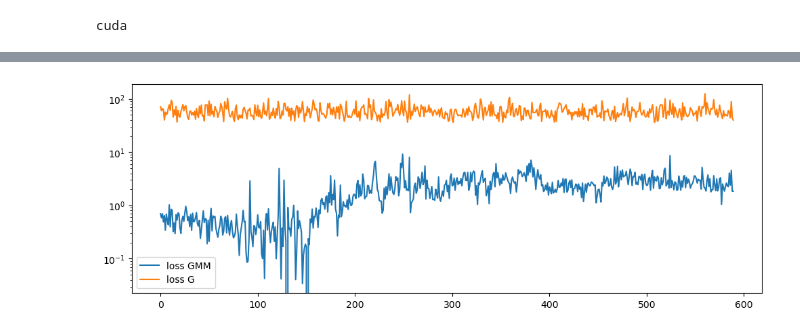
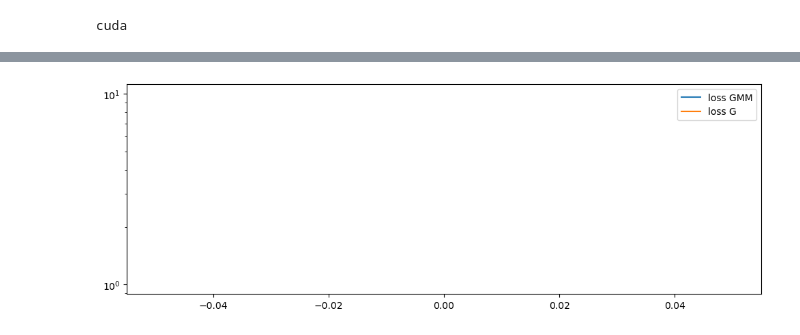
Before and after one commit to rg625/LatentUQ, a Jupyter notebook: notebooks/poisson_gp.ipynb, the cells around one changed output, grey strips where cells are left out. Cells and saved outputs as stored; diff of their text form; code cells hidden in the pictures.

```diff
--- a/notebooks/poisson_gp.ipynb
+++ b/notebooks/poisson_gp.ipynb
@@ -392,11 +406,11 @@ plt.show()
 # %%
 fig, ax = plt.subplots(figsize=(12, 4))  # Adjust the figsize parameter to make the figure longer on the x-axis and shorter on the y-axis
-ax.semilogy(loss_e[:], label = 'loss GMM')
-ax.semilogy(loss_g[:], label = 'loss G')
+ax.semilogy(loss_e[3000:], label = 'loss GMM')
+ax.semilogy(loss_g[3000:], label = 'loss G')
 ax.legend()
 fig.show()
 # %% [output]
-[figure, old version]
+[figure, new version]
 # %%
 # fig, ax = plt.subplots(figsize=(12, 4))  # Adjust the figsize parameter to make the figure longer on the x-axis and shorter on the y-axis
 # print(min(emd_prior))
```
Also changed, not shown: parts of 16 cells of this notebook.
